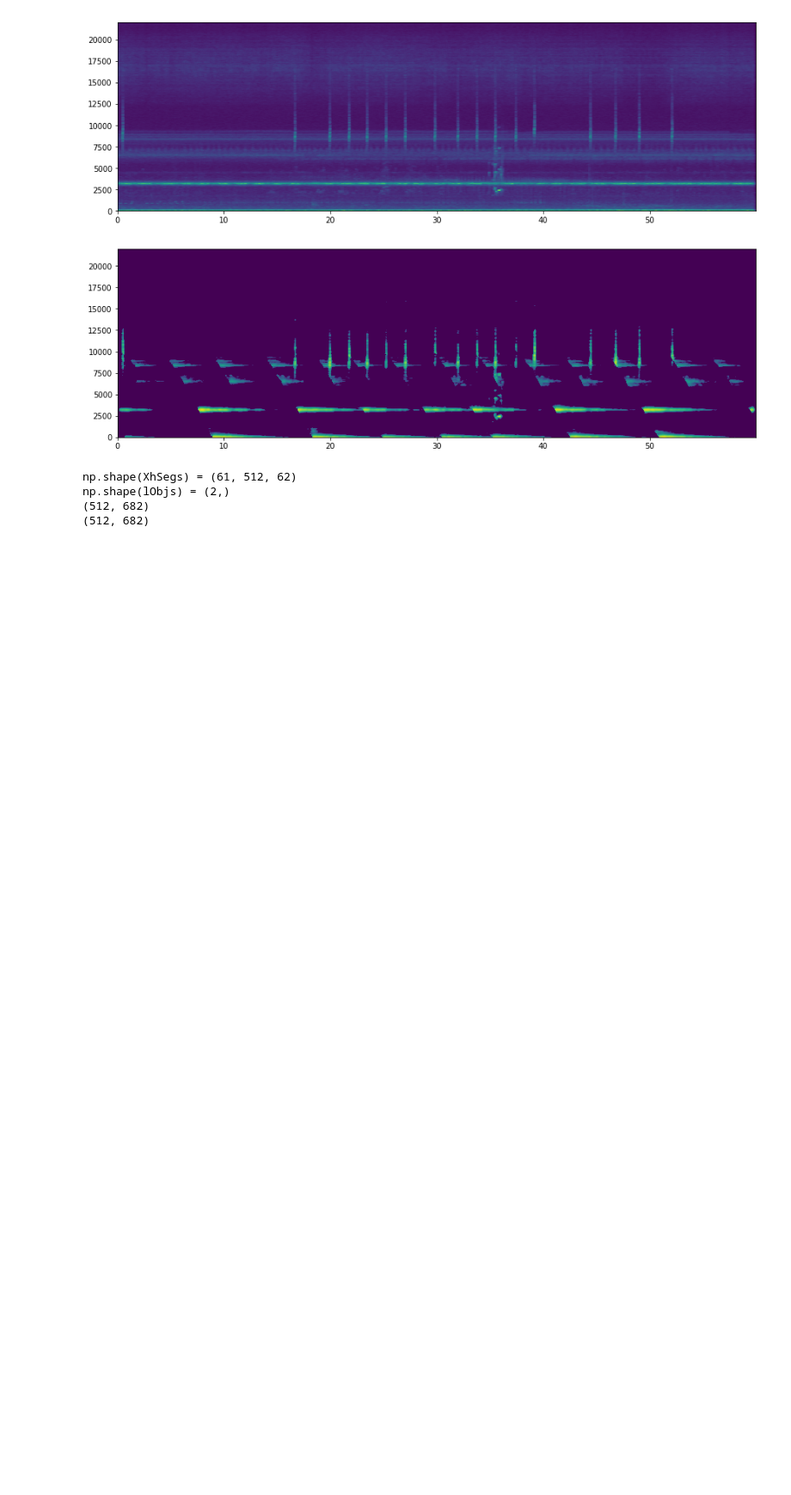
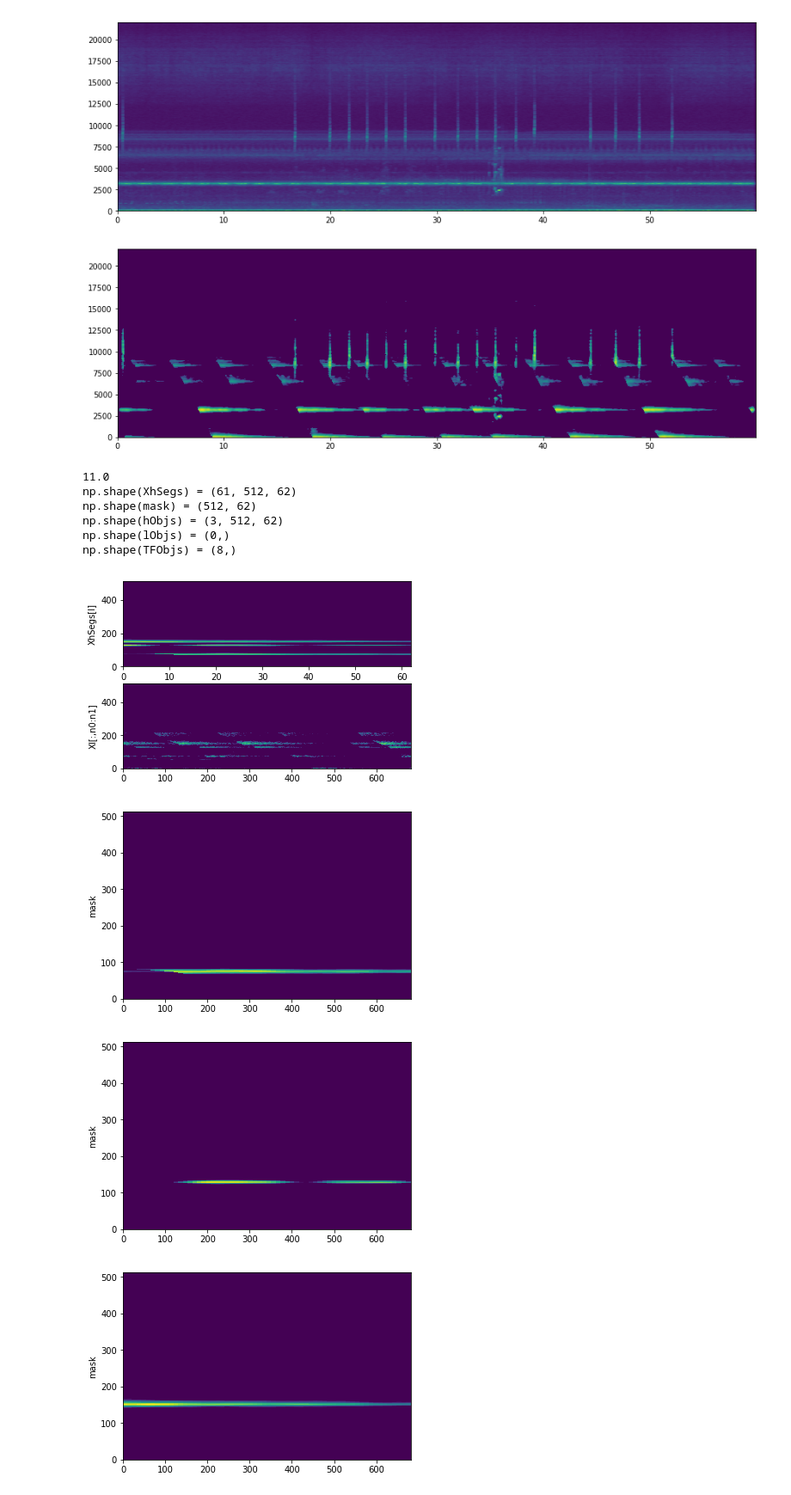
Before and after one commit to longle2718/audio_loc, a Jupyter notebook: python/main.ipynb, the cells around one changed output. Shown: that part at 86% size. Cells and saved outputs as stored; diff of their text form; code cells hidden in the pictures; blank space fills up the shorter version.

Commit message:
debugging the insidious mem leak due to the mask arg into labelObjects()

```diff
--- a/python/main.ipynb
+++ b/python/main.ipynb
@@ -84,6 +80,8 @@ n1 = 0, n2 = 1879
 [figure]
 # %%
 # per-channel cross-level processing
+gc.collect()
+
 tSegBlk = 2.
 tSegInc = 1.
 TFObjs = [None]*NCh
@@ -92,42 +90,57 @@ for k in range(1):#NCh):
     Xh = hRidges[1][k]
     _,_,_,_,thInc = hSpecs[1][k]
     Xl = hRidges[0][k]
     _,_,_,_,tlInc = hSpecs[0][k]
-    #print(thInc/tlInc)
+    print(thInc/tlInc)
 
     # Segmenting for causal/online processing
     # and reduce computational load
     XhSegs,tSegBlk,tSegInc = audio_loc.segment(Xh,tSegBlk,tSegInc,thInc)
     print('np.shape(XhSegs) = %s' % (np.shape(XhSegs),))
     TFObjs[k] = [None]*len(XhSegs)
-    for l in range(1):#len(XhSegs)):
+    for l in range(36,37):#len(XhSegs)):
         # extract high-level objects
         hObjs = audio_loc.labelObjects(XhSegs[l])
         hObjs = audio_loc.pruneObj(hObjs)
+        print('np.shape(hObjs) = %s' % (np.shape(hObjs),))
 
         # extract low-level objects given high-level ones as masks
         n0,n1 = audio_loc.seg2bounds(l,tSegBlk,tSegInc,tlInc)
+        XX = Xl[:,n0:n1]
 
         # debugging plots
         plt.figure()
         plt.subplot(211)
         plt.pcolormesh(XhSegs[l])
+        plt.ylabel('XhSegs[l]')
         plt.subplot(212)
         plt.pcolormesh(Xl[:,n0:n1])
+        plt.ylabel('Xl[:,n0:n1]')
 
-        lObjs = [None]*len(hObjs)
+        lObjs = []
+        for i in range(len(hObjs)):
+            mask = np.repeat(hObjs[i],int(thInc/tlInc),axis=1)
+            #mask = hObjs[i]
+
+            #print(np.shape(XX))
+            #print(np.shape(mask))
+            plt.figure()
+            plt.pcolormesh(mask)
+            plt.ylabel('mask')
+
+            #lObjs = np.append(lObjs,audio_loc.labelObjects(XX,mask))
         print('np.shape(lObjs) = %s' % (np.shape(lObjs),))
-        for i in range(1):#len(hObjs)):
-            print(np.shape(Xl[:,n0:n1]))
-            print(np.shape(np.repeat(hObjs[i],int(thInc/tlInc),axis=1)))
-            lObjs[i] = audio_loc.labelObjects(Xl[:,n0:n1],np.repeat(hObjs[i],int(thInc/tlInc),axis=1))
-
         TFObjs[k][l] = lObjs
 
-TFObjs = np.swapaxes(np.array(TFObjs),0,1)
 print('np.shape(TFObjs) = %s' % (np.shape(TFObjs),))
 # %% [output]
+11.0
 np.shape(XhSegs) = (61, 512, 62)
-np.shape(lObjs) = (2,)
-(512, 682)
-(512, 682)
+np.shape(mask) = (512, 62)
+np.shape(hObjs) = (3, 512, 62)
+np.shape(lObjs) = (0,)
+np.shape(TFObjs) = (8,)
+[figure, added]
+[figure, added]
+[figure, added]
+[figure, added]
```
Also changed, not shown: parts of 6 cells of this notebook, 1 other file.
